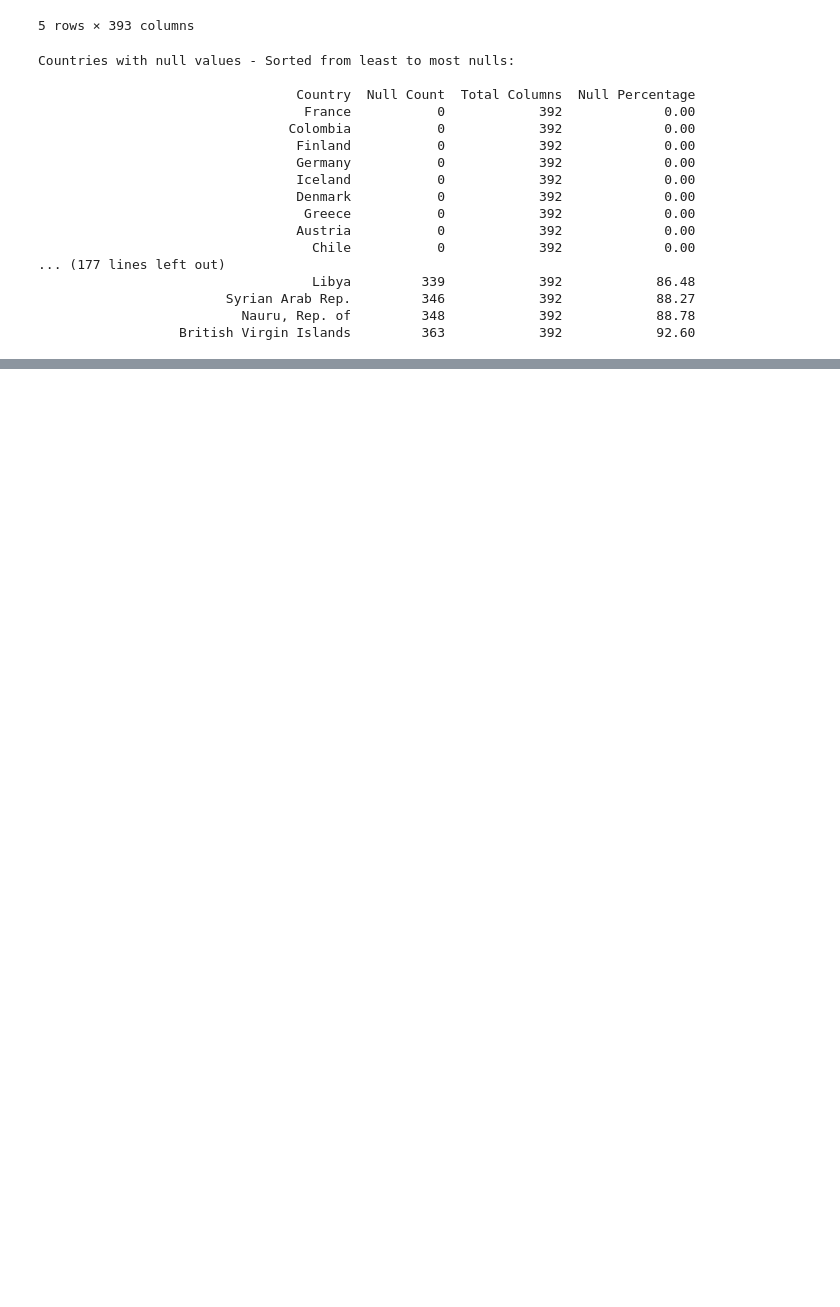
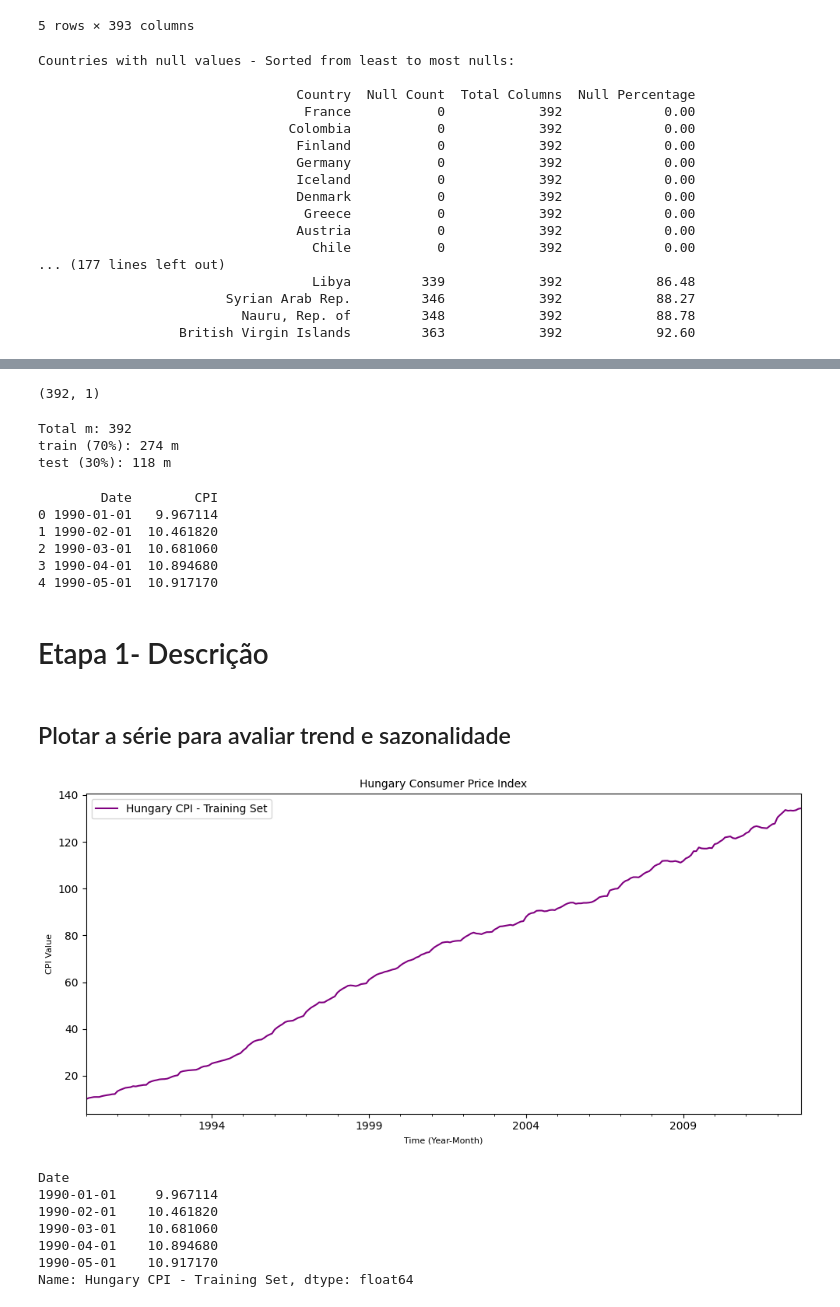
Before and after one commit to reberapower1/Countries-Consumer-Price-Indexes-CPIs-Analysis-and-Forecasting, a Jupyter notebook: apst_project.ipynb, the cells around one changed output, grey strips where cells are left out. Drawn from its saved outputs; the diff is of its cells as text; code cells hidden in the pictures; blank space fills up the shorter version.

Commit message:
descrição (trend, sazonalidade, resíduo)

```diff
--- a/apst_project.ipynb
+++ b/apst_project.ipynb
@@ -134,0 +152,78 @@ Countries with null values - Sorted from least to most nulls:
+# %%
+hungary_values = hungary_data.iloc[:, 1:]
+
+ts_hungary = hungary_values.T
+ts_hungary.columns = ['CPI']
+
+#Converter o index para o formato de data
+ts_hungary.index = pd.to_datetime(ts_hungary.index, format='%YM%m')
+
+ts_hungary.shape
+# %% [output]
+(392, 1)
+# %%
+split_point = int(len(ts_hungary) * 0.70)
+
+train = ts_hungary.iloc[:split_point]
+
+test = ts_hungary.iloc[split_point:]
+
+print(f"Total m: {len(ts_hungary)}")
+print(f"train (70%): {len(train)} m")
+print(f"test (30%): {len(test)} m")
+# %% [output]
+Total m: 392
+train (70%): 274 m
+test (30%): 118 m
+# %%
+# reset ind
+train_TS = train.reset_index()
+
+train_TS.columns = ['Date', 'CPI']
+
+# CPI numeric
+train_TS['CPI'] = pd.to_numeric(train_TS['CPI'], errors='coerce')
+print(train_TS.head())
+# %% [output]
+        Date        CPI
+0 1990-01-01   9.967114
+1 1990-02-01  10.461820
+2 1990-03-01  10.681060
+3 1990-04-01  10.894680
+4 1990-05-01  10.917170
+# %% [markdown]
+# Etapa 1- Descrição
+# %% [markdown]
+## Plotar a série para avaliar trend e sazonalidade
+# %%
+train_df = train.reset_index()
+train_df.columns = ['Date', 'CPI']
+train_df['CPI'] = pd.to_numeric(train_df['CPI'], errors='coerce')
+
+train_TS = pd.Series(
+    data=np.array(train_df["CPI"]),
+    index=train_df["Date"],
+    name="Hungary CPI - Training Set"
+)
+
+fig, ax = plt.subplots(figsize=(10, 5))
+
+train_TS.plot(ax=ax, legend=True, color='purple')
+
+ax.set_ylabel('CPI Value', fontdict={'fontsize': 8})
+ax.set_xlabel('Time (Year-Month)', fontdict={'fontsize': 8})
+ax.set_title('Hungary Consumer Price Index', fontsize=10)
+
+plt.tight_layout()
+plt.show()
+
+print(train_TS.head())
+# %% [output]
+[figure, added]
+Date
+1990-01-01     9.967114
+1990-02-01    10.461820
+1990-03-01    10.681060
+1990-04-01    10.894680
+1990-05-01    10.917170
+Name: Hungary CPI - Training Set, dtype: float64
```
Also changed, not shown: parts of 42 cells of this notebook.
